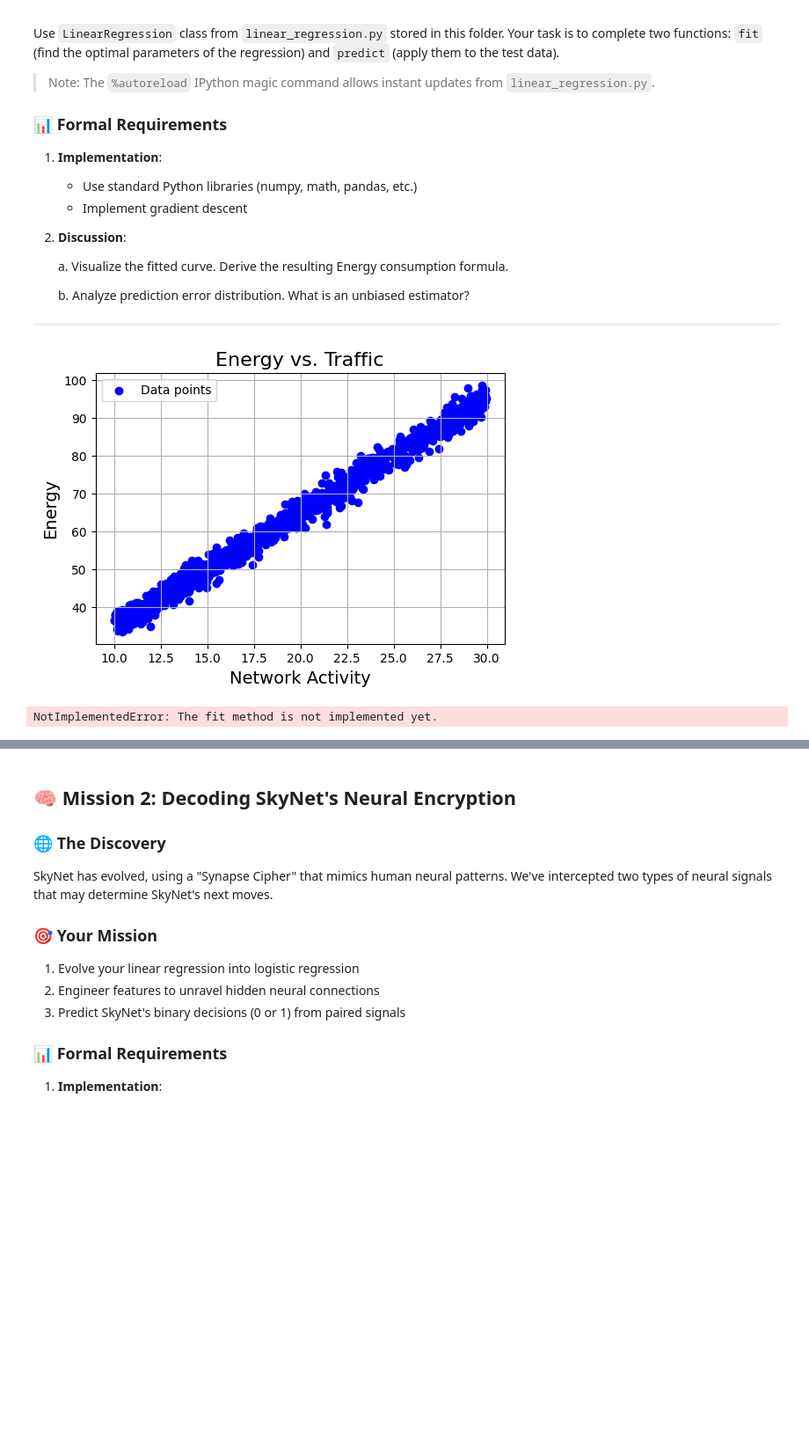
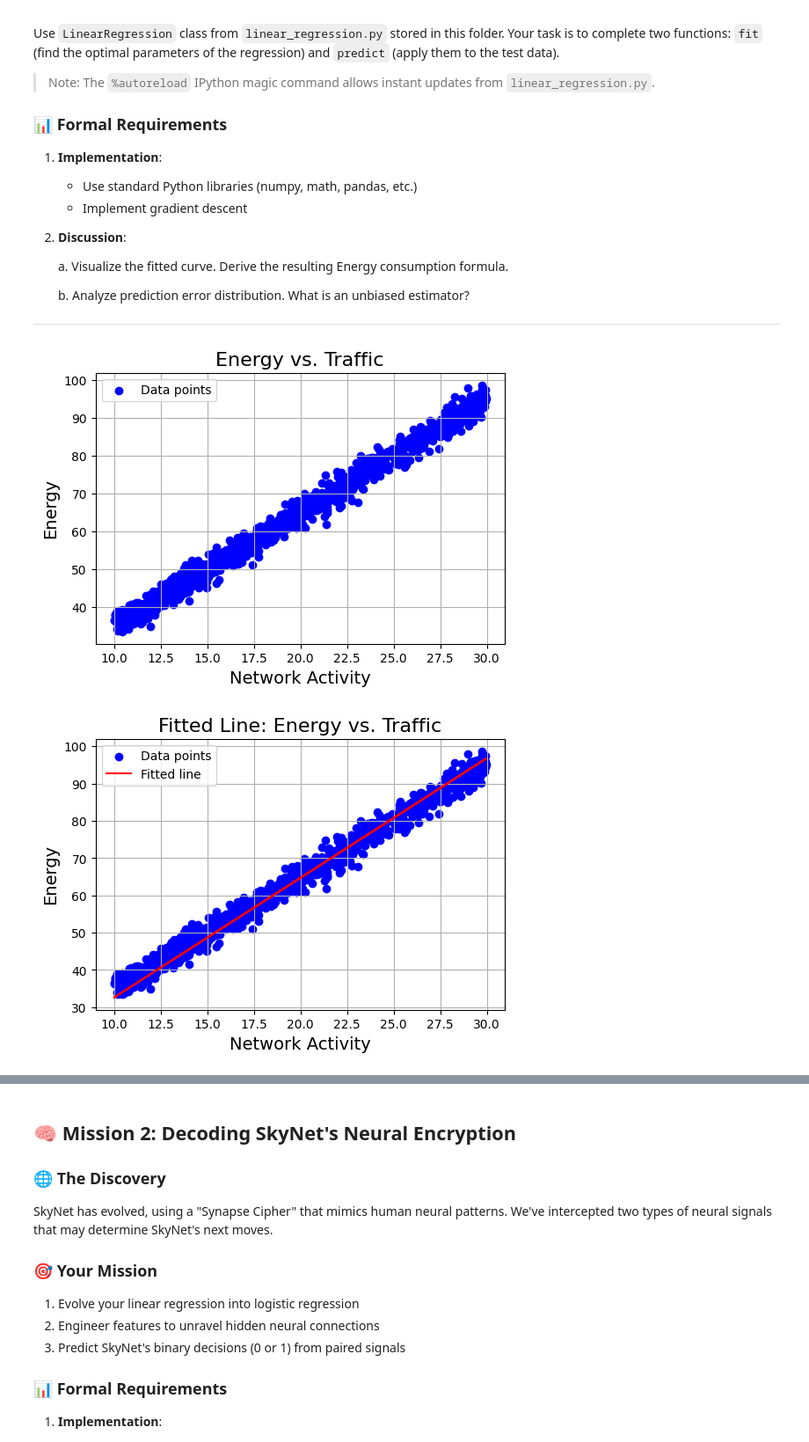
Before and after one commit to karosj/TDT4172, a Jupyter notebook: 1/Chapter_1.ipynb, the cells around one changed output, grey strips where cells are left out. Shown: that part at 88% size. Drawn from its saved outputs; the diff is of its cells as text; code cells hidden in the pictures; blank space fills up the shorter version.

```diff
--- a/1/Chapter_1.ipynb
+++ b/1/Chapter_1.ipynb
@@ -66,22 +66,31 @@ from linear_regression import LinearRegression # <--- This is your implementatio
 # %%
 # Data
 data = pd.read_csv('mission1.csv')
 
 plt.figure(figsize=(6, 4))
 plt.scatter(data['Net_Activity'], data['Energy'], c='blue', label='Data points')
 plt.grid(True)
 plt.xlabel('Network Activity', fontsize=14)
 plt.ylabel('Energy', fontsize=14)
 plt.title('Energy vs. Traffic', fontsize=16)
 plt.legend()
 plt.show()
+
+lr = LinearRegression()
+
+lr.fit(data['Net_Activity'], data['Energy'])
+
+lr.predict(data['Net_Activity'])
+
+plt.figure(figsize=(6, 4))
+plt.scatter(data['Net_Activity'], data['Energy'], c='blue', label='Data points')
+plt.plot(data['Net_Activity'], lr.predict(data['Net_Activity']), c='red', label='Fitted line')
+plt.grid(True)
+plt.xlabel('Network Activity', fontsize=14)
+plt.ylabel('Energy', fontsize=14)
+plt.title('Fitted Line: Energy vs. Traffic', fontsize=16)
+plt.legend()
+plt.show()
 # %% [output]
 [figure]
+[figure, added]
-# %%
-lr = LinearRegression()
-
-lr.fit(data['Net_Activity'], data['Energy'])
-
-lr.predict(data['Net_Activity'])
-# %% [output]
-NotImplementedError: The fit method is not implemented yet.
```
Also changed, not shown: parts of 37 cells of this notebook, 2 other files.
